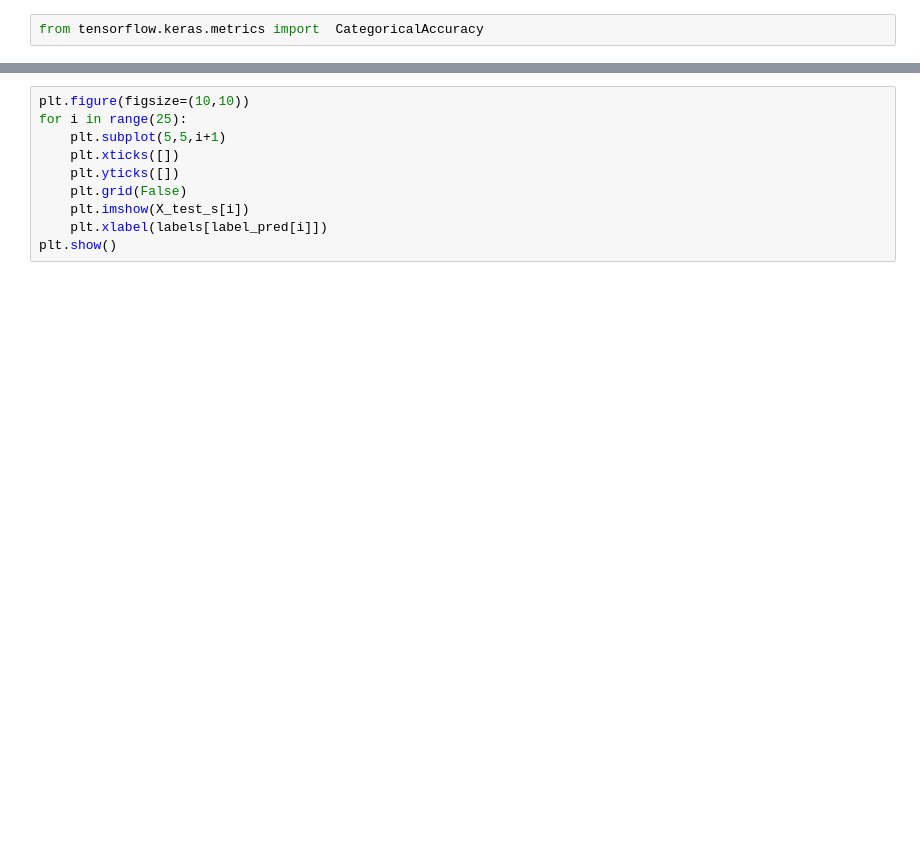
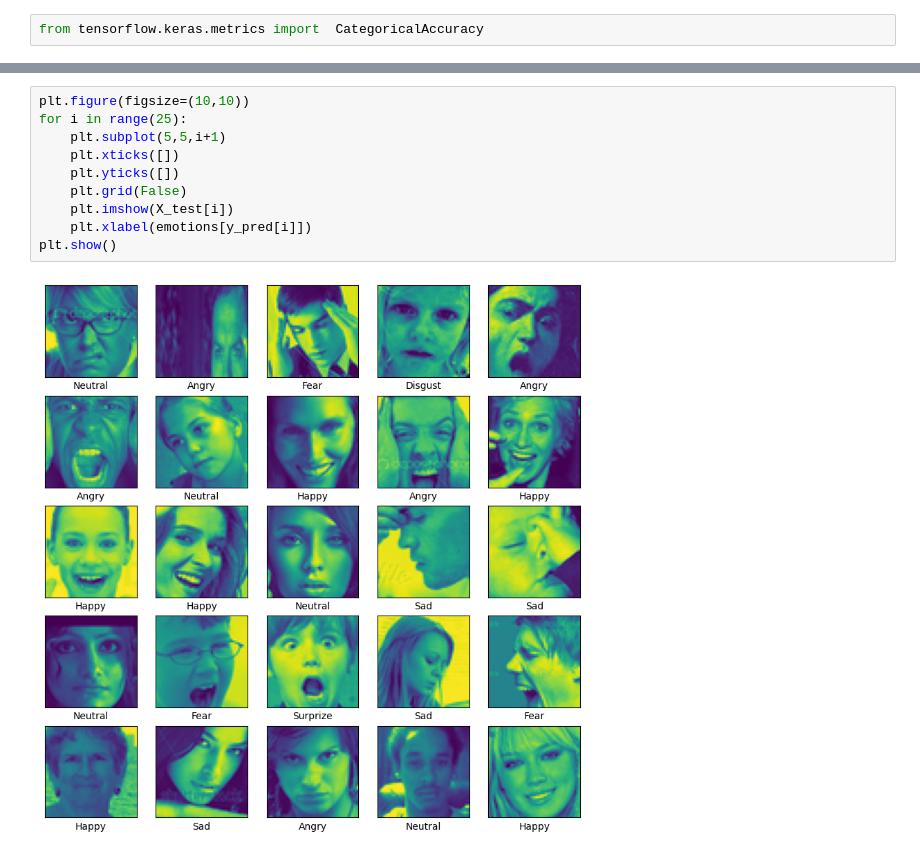
Before and after one commit to HarikaBarla5/emotion-project, a Jupyter notebook: AI_interview.ipynb, the cells around one changed output, grey strips where cells are left out. Cells and saved outputs as stored; diff of their text form; blank space fills up the shorter version.

```diff
--- a/AI_interview.ipynb
+++ b/AI_interview.ipynb
@@ -394,13 +408,15 @@ acc.result().numpy()
 # %%
 plt.figure(figsize=(10,10))
 for i in range(25):
     plt.subplot(5,5,i+1)
     plt.xticks([])
     plt.yticks([])
     plt.grid(False)
-    plt.imshow(X_test_s[i])
-    plt.xlabel(labels[label_pred[i]])
+    plt.imshow(X_test[i])
+    plt.xlabel(emotions[y_pred[i]])
 plt.show()
+# %% [output]
+[figure, added]
 # %%
 plt.style.use('dark_background')
 
```
Also changed, not shown: parts of 20 cells of this notebook.
